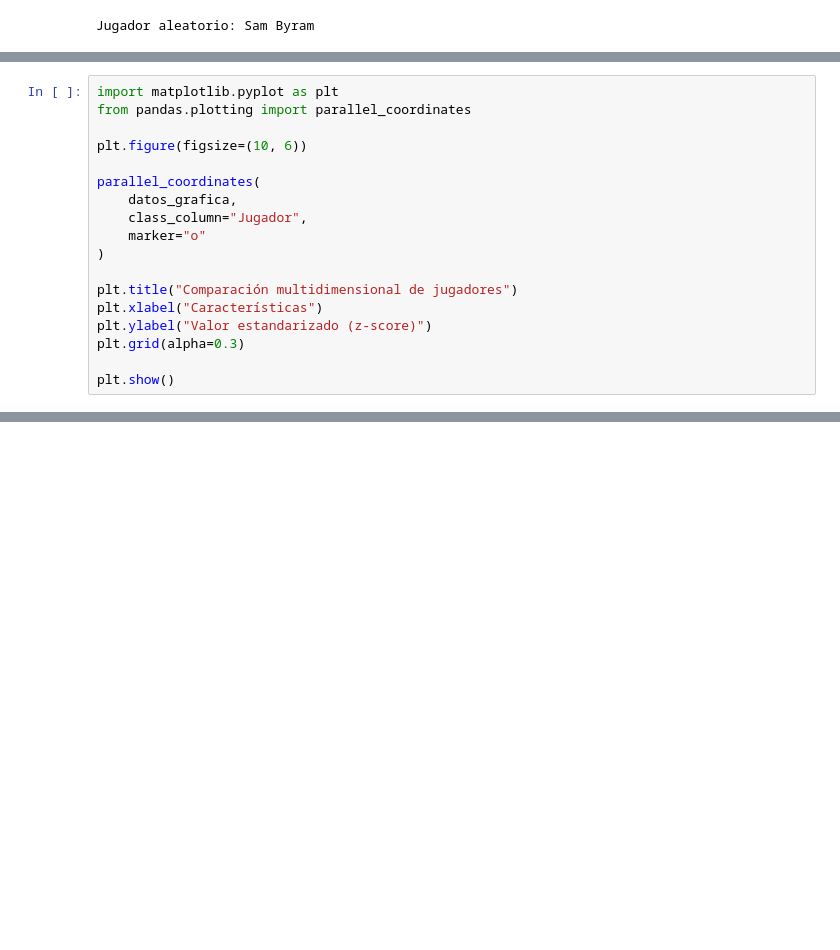
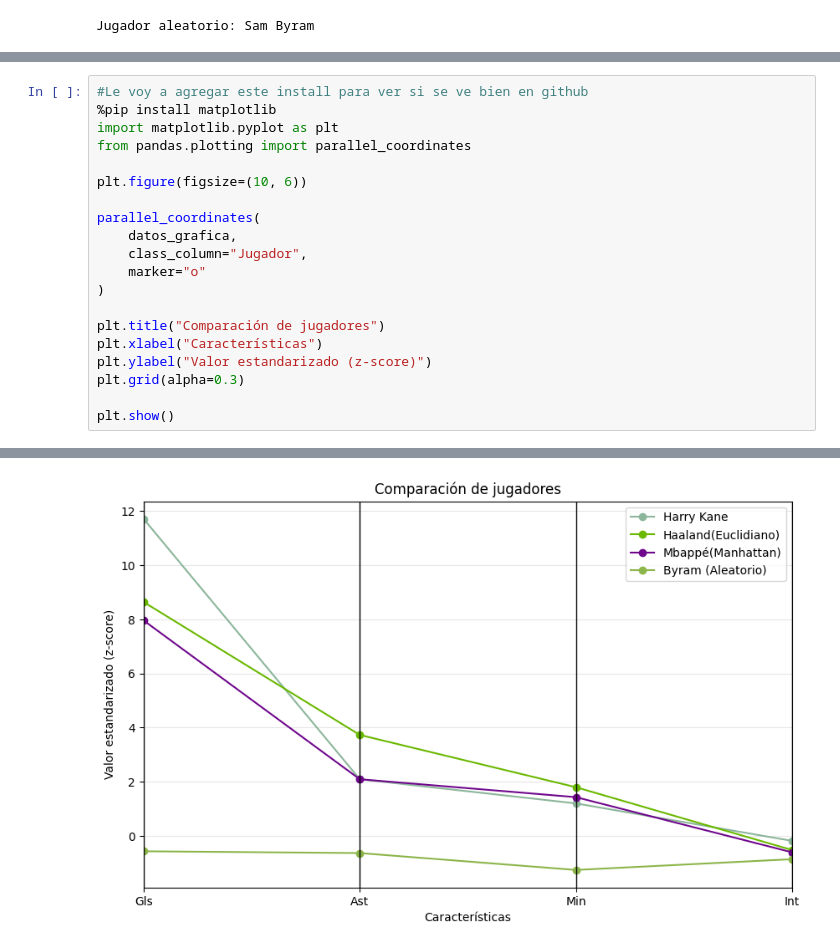
Before and after one commit to CarlosIbarraMora/Mineria_datos_code, a Jupyter notebook: Parcial 2/3_Scouting_Geo/notebook.ipynb, the cells around one changed output, grey strips where cells are left out. Saved outputs shown, nothing was run; the diff lists cells and outputs as text; blank space fills up the shorter version.

Commit message:
#Le voy a agregar este install para ver si se ve bien en github

```diff
--- a/Parcial 2/3_Scouting_Geo/notebook.ipynb
+++ b/Parcial 2/3_Scouting_Geo/notebook.ipynb
@@ -207,4 +207,6 @@ datos_grafica
 # %%
+#Le voy a agregar este install para ver si se ve bien en github
+%pip install matplotlib
 import matplotlib.pyplot as plt
 from pandas.plotting import parallel_coordinates
 
@@ -216,7 +218,7 @@ parallel_coordinates(
     marker="o"
 )
 
-plt.title("Comparación multidimensional de jugadores")
+plt.title("Comparación de jugadores")
 plt.xlabel("Características")
 plt.ylabel("Valor estandarizado (z-score)")
 plt.grid(alpha=0.3)
@@ -226,0 +240 @@ ModuleNotFoundError: No module named 'matplotlib'
+[figure, added]
```
Also changed, not shown: parts of 2 cells of this notebook.
